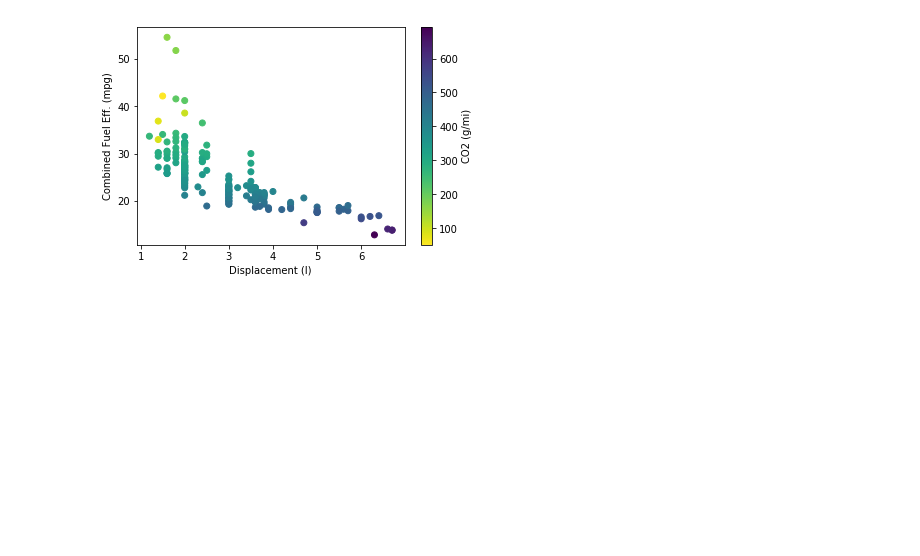
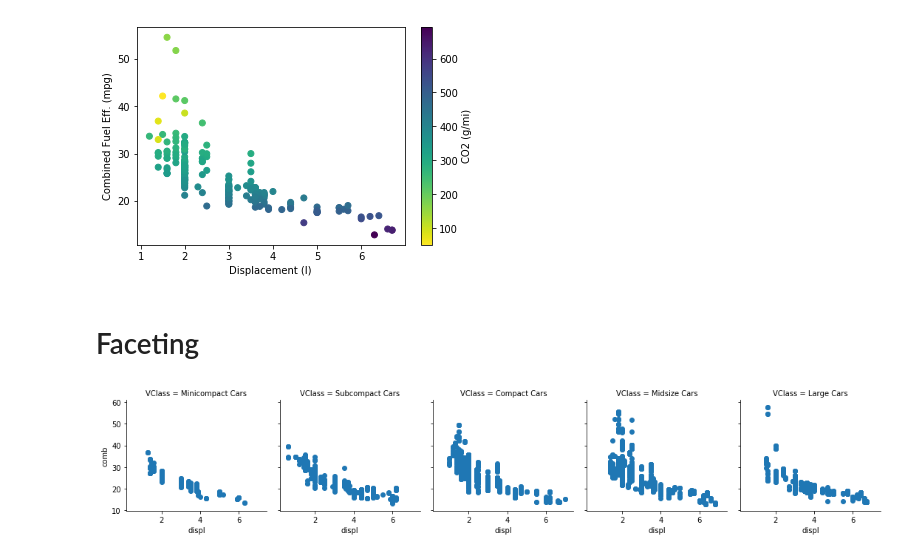
Before and after one commit to deepaksithu/Multivariate_Exploration_of_Data_Notes, a Jupyter notebook: Multivariate_Visualizations.ipynb, the cells around one changed output. Cells and saved outputs as stored; diff of their text form; code cells hidden in the pictures; blank space fills up the shorter version.

Commit message:
feat: Faceting and adaptations

```diff
--- a/Multivariate_Visualizations.ipynb
+++ b/Multivariate_Visualizations.ipynb
@@ -155,3 +155,11 @@ plt.xlabel('Displacement (l)')
 plt.ylabel('Combined Fuel Eff. (mpg)');
 # %% [output]
 [figure]
+# %% [markdown]
+# Faceting
+# %%
+# easy facetgrid showing engine size and combined fuel efficiency for each vehicle class
+g = sns.FacetGrid(data = fuel_econ, col = 'VClass')
+g.map(plt.scatter, 'displ', 'comb');
+# %% [output]
+[figure, added]
```
Also changed, not shown: parts of 15 cells of this notebook.
